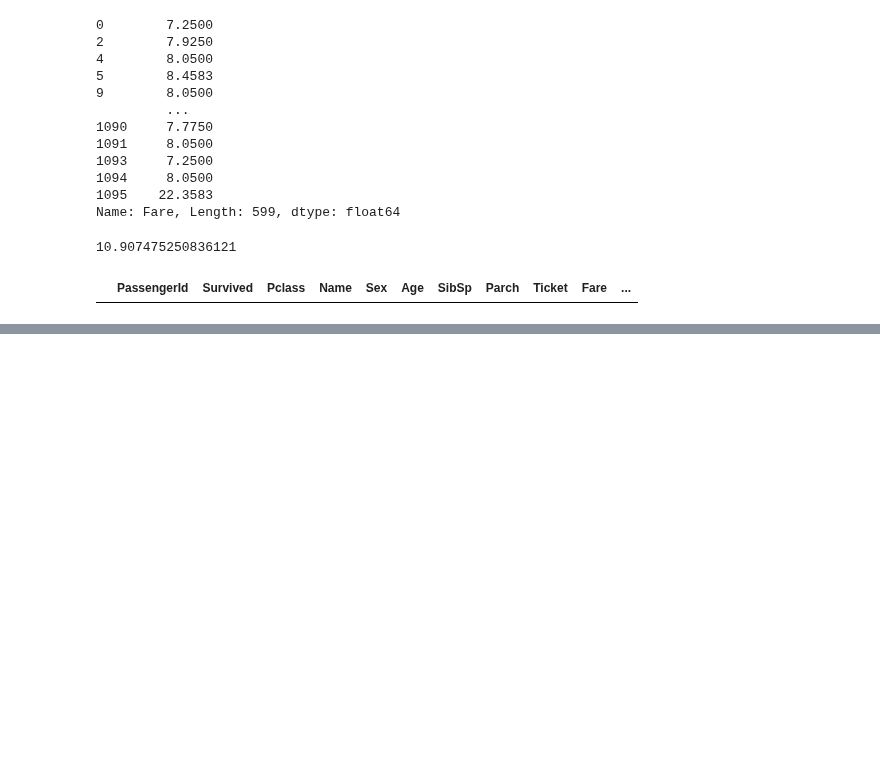
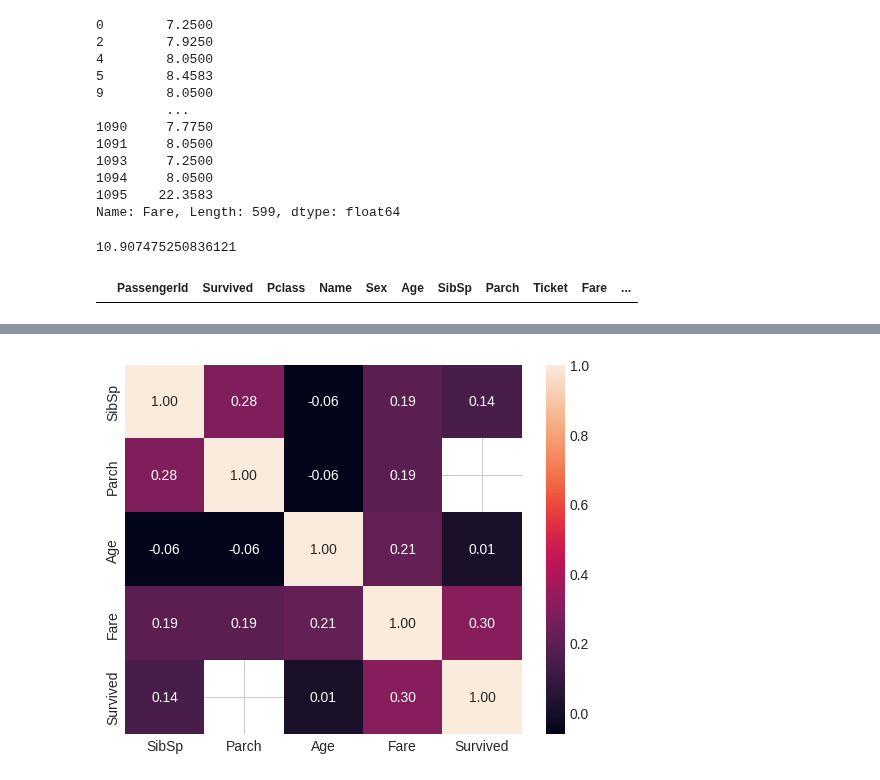
Before and after one commit to akalinirem/machine_learning, a Jupyter notebook: pages/titanic_project/titanic_project.ipynb, the cells around one changed output, grey strips where cells are left out. Drawn from its saved outputs; the diff is of its cells as text; code cells hidden in the pictures; blank space fills up the shorter version.

```diff
--- a/pages/titanic_project/titanic_project.ipynb
+++ b/pages/titanic_project/titanic_project.ipynb
@@ -498,0 +533,6 @@ train_df[train_df["Fare"].isnull()]
+# %%
+list1 = ["SibSp", "Parch", "Age", "Fare", "Survived"]
+sns.heatmap(train_df[list1].corr(), annot = True, fmt =".2f") # fmt --> virgülden sonra 2 basamak görünsün. # corr --> korelasyon matrisi
+plt.show()
+# %% [output]
+[figure, added]
```
Also changed, not shown: parts of 31 cells of this notebook.
